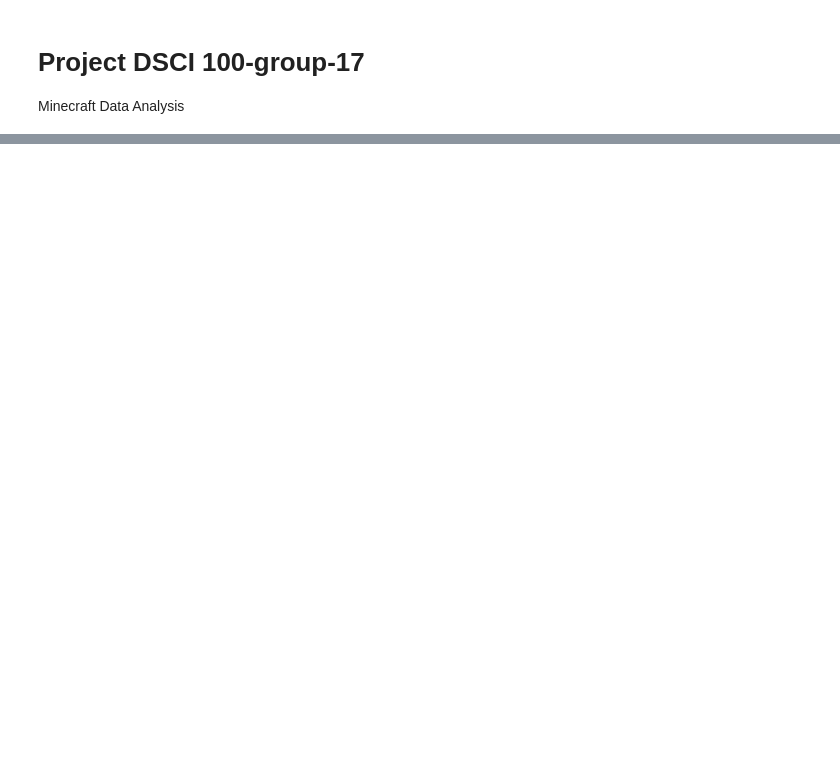
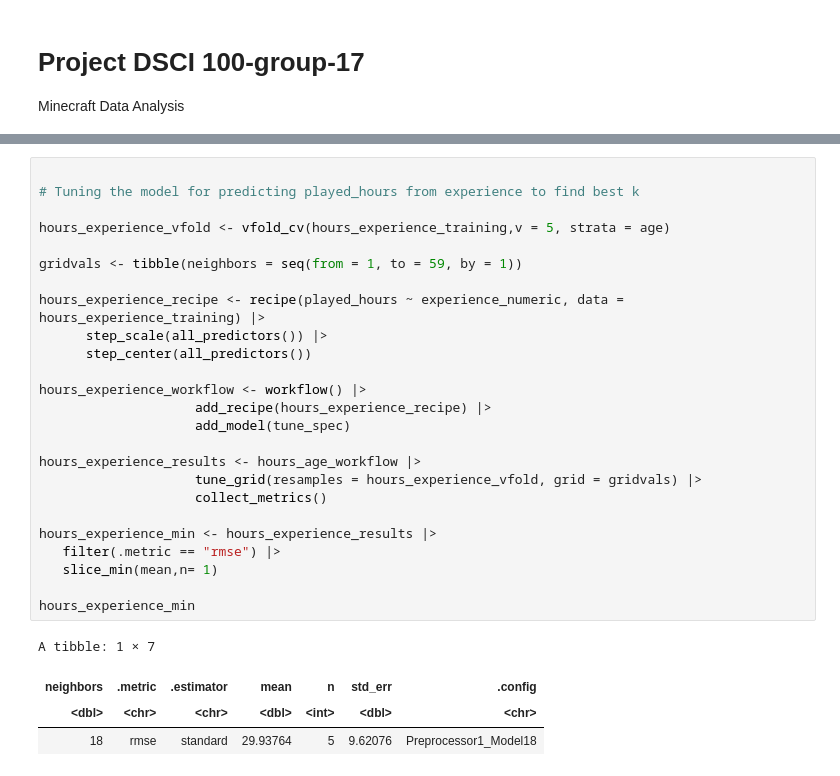
Before and after one commit to harpreeto6/Data_Science_Project, a Jupyter notebook: Minecraft_Analysis.ipynb, the cells around one changed output, grey strips where cells are left out. Cells and saved outputs as stored; diff of their text form; blank space fills up the shorter version.

```diff
--- a/Minecraft_Analysis.ipynb
+++ b/Minecraft_Analysis.ipynb
@@ -196,0 +209,30 @@ ggplot(avg_played_hours_by_age, aes(x = age, y = avg_played_hours, fill = as.fac
+# %%
+
+# Tuning the model for predicting played_hours from experience to find best k
+
+hours_experience_vfold <- vfold_cv(hours_experience_training,v = 5, strata = age)
+
+gridvals <- tibble(neighbors = seq(from = 1, to = 59, by = 1))
+
+hours_experience_recipe <- recipe(played_hours ~ experience_numeric, data = hours_experience_training) |>
+      step_scale(all_predictors()) |>
+      step_center(all_predictors())
+
+hours_experience_workflow <- workflow() |>
+                    add_recipe(hours_experience_recipe) |>
+                    add_model(tune_spec)
+
+hours_experience_results <- hours_age_workflow |>
+                    tune_grid(resamples = hours_experience_vfold, grid = gridvals) |>
+                    collect_metrics()
+
+hours_experience_min <- hours_experience_results |>
+   filter(.metric == "rmse") |>
+   slice_min(mean,n= 1)
+
+hours_experience_min
+# %% [output]
+A tibble: 1 × 7
+| neighbors | .metric | .estimator | mean | n | std_err | .config |
+| <dbl> | <chr> | <chr> | <dbl> | <int> | <dbl> | <chr> |
+| 18 | rmse | standard | 29.93764 | 5 | 9.62076 | Preprocessor1_Model18 |
```
Also changed, not shown: parts of 7 cells of this notebook.
